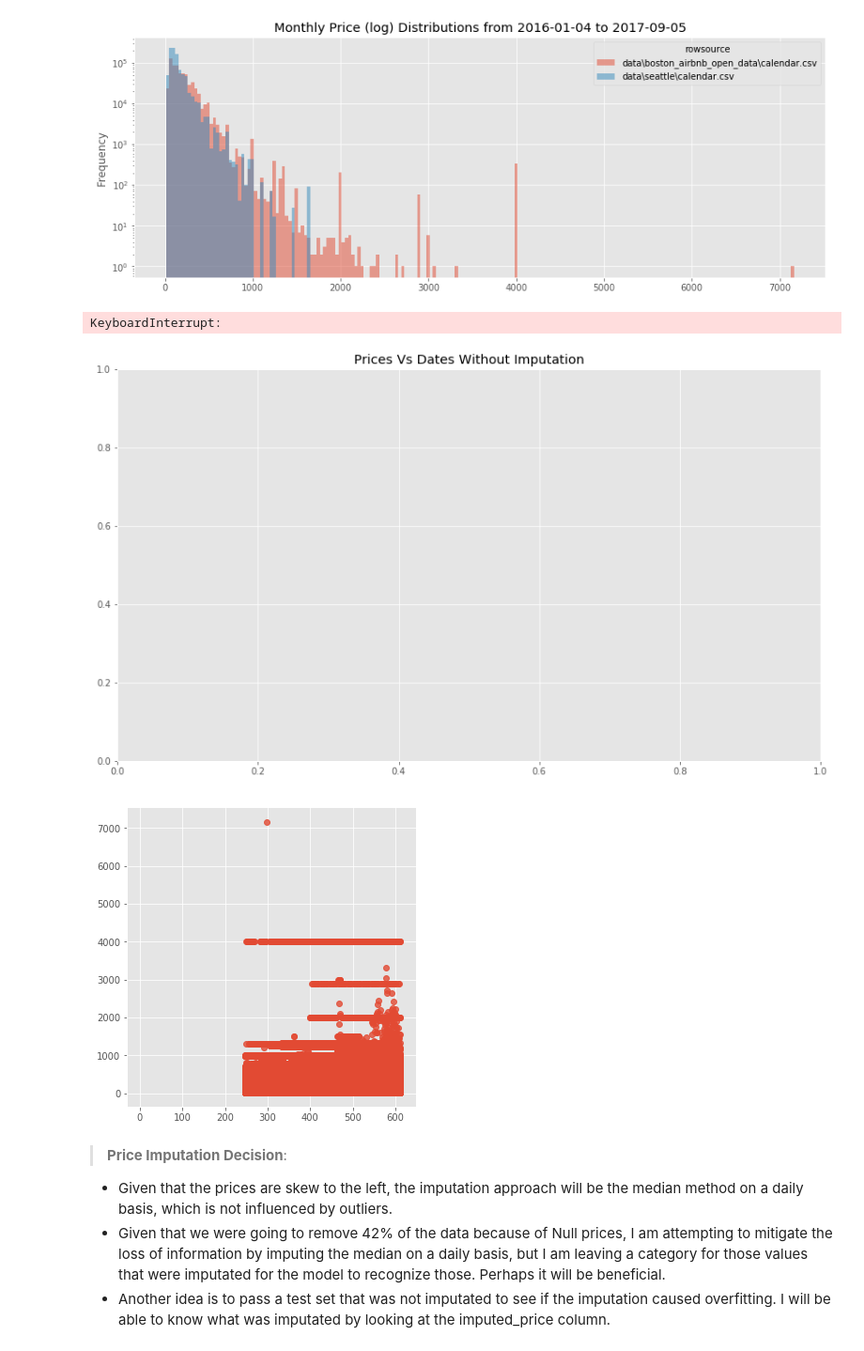
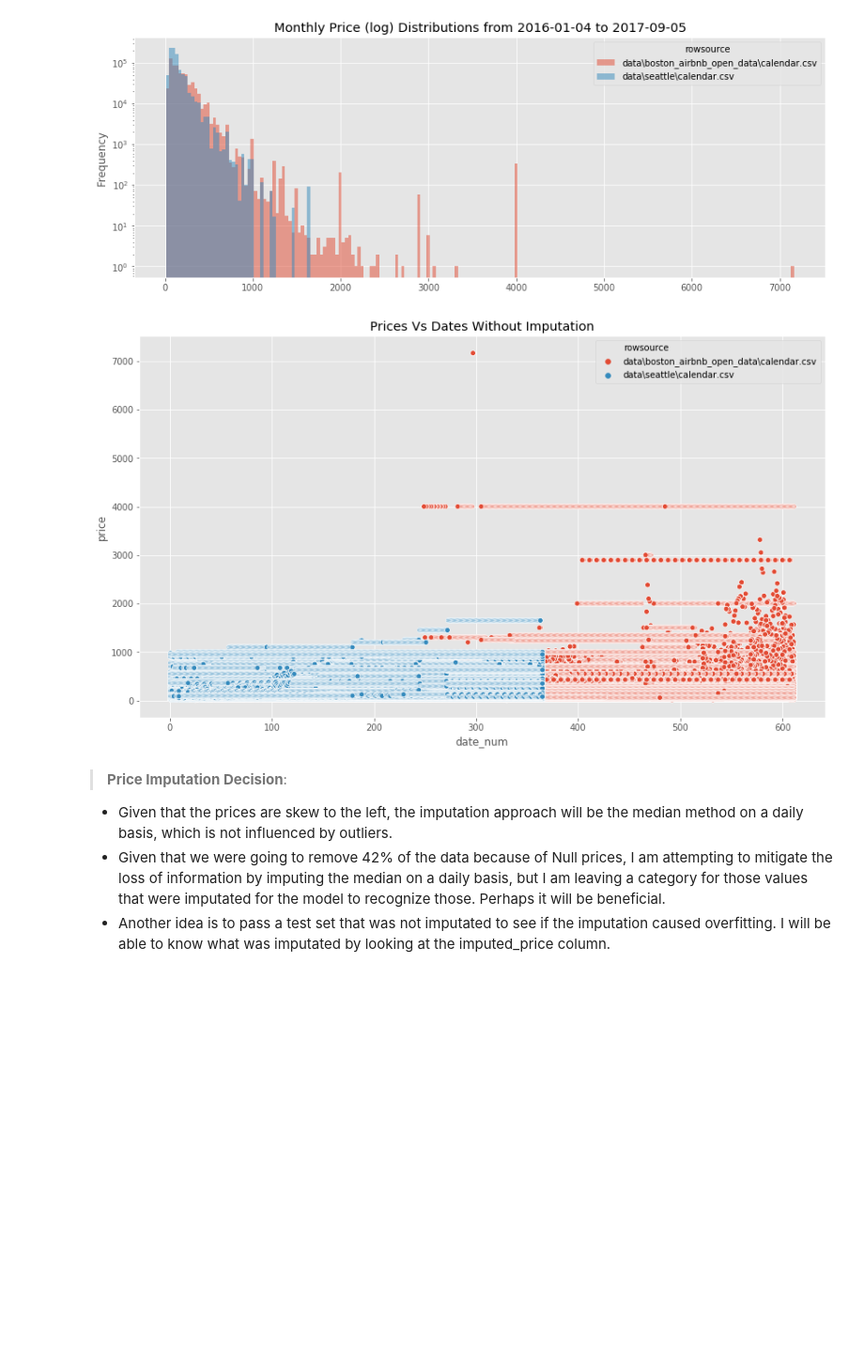
Before and after one commit to samlexrod/airbnb_ml, a Jupyter notebook: Airbnb_Analysis.ipynb, the cells around one changed output. Shown at 94% size. Drawn from its saved outputs; the diff is of its cells as text; code cells hidden in the pictures; blank space fills up the shorter version.

```diff
--- a/Airbnb_Analysis.ipynb
+++ b/Airbnb_Analysis.ipynb
@@ -612,14 +615,12 @@ calendar_price_bysource\
 # %%
 plt.figure(figsize=(14, 8));
 plt.title('Prices Vs Dates Without Imputation')
-sns.lmplot(x='date_num',
+sns.scatterplot(x='date_num',
                 y='price',
                 hue='rowsource',
                 data=calendar);
 # %% [output]
-KeyboardInterrupt:
-[figure, old version]
+[figure, new version]
-[figure, removed]
 # %% [markdown]
 > **Price Imputation Decision**:
 * Given that the prices are skew to the left, the imputation approach will be the median method on a daily basis, which is not influenced by outliers.
```
Also changed, not shown: parts of 64 cells of this notebook.
